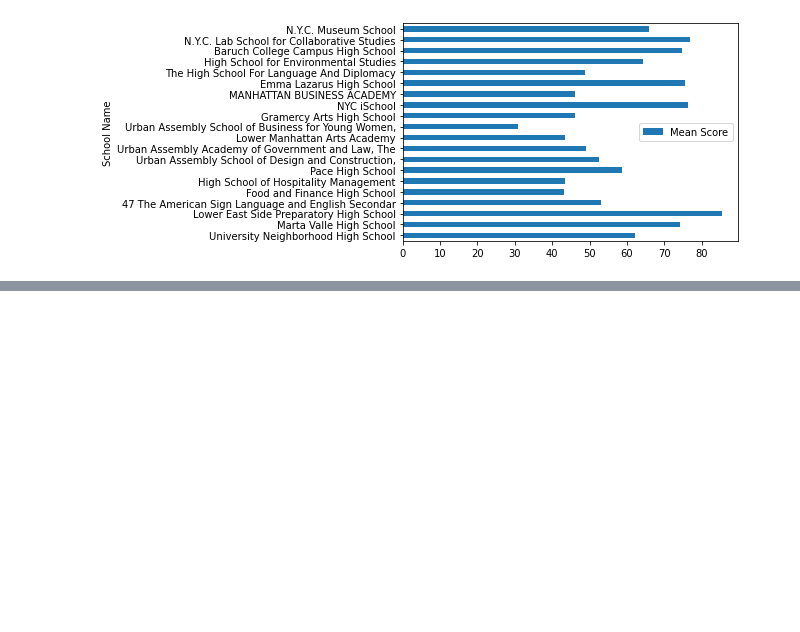
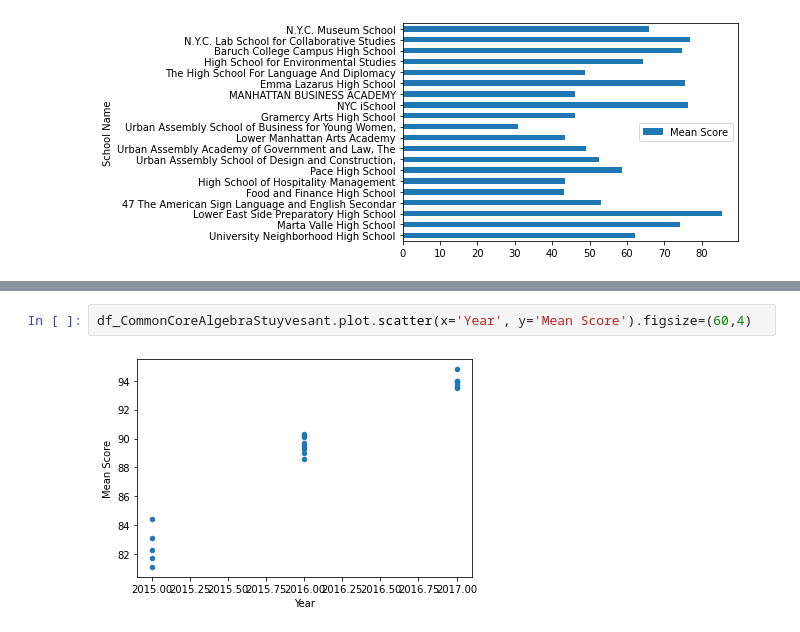
Before and after one commit to tuccib/CUNY-LAG, a Jupyter notebook: 210625_Project1_Bruno_Tucci.ipynb, the cells around one changed output, grey strips where cells are left out. Saved outputs shown, nothing was run; the diff lists cells and outputs as text; blank space fills up the shorter version.

```diff
--- a/210625_Project1_Bruno_Tucci.ipynb
+++ b/210625_Project1_Bruno_Tucci.ipynb
@@ -620,0 +639,4 @@ df_CommonCoreAlgebraTop.plot.barh(x='School Name', y='Mean Score').figsize=(60,4
+# %%
+df_CommonCoreAlgebraStuyvesant.plot.scatter(x='Year', y='Mean Score').figsize=(60,4)
+# %% [output]
+[figure, added]
```
Also changed, not shown: parts of 3 cells of this notebook.
